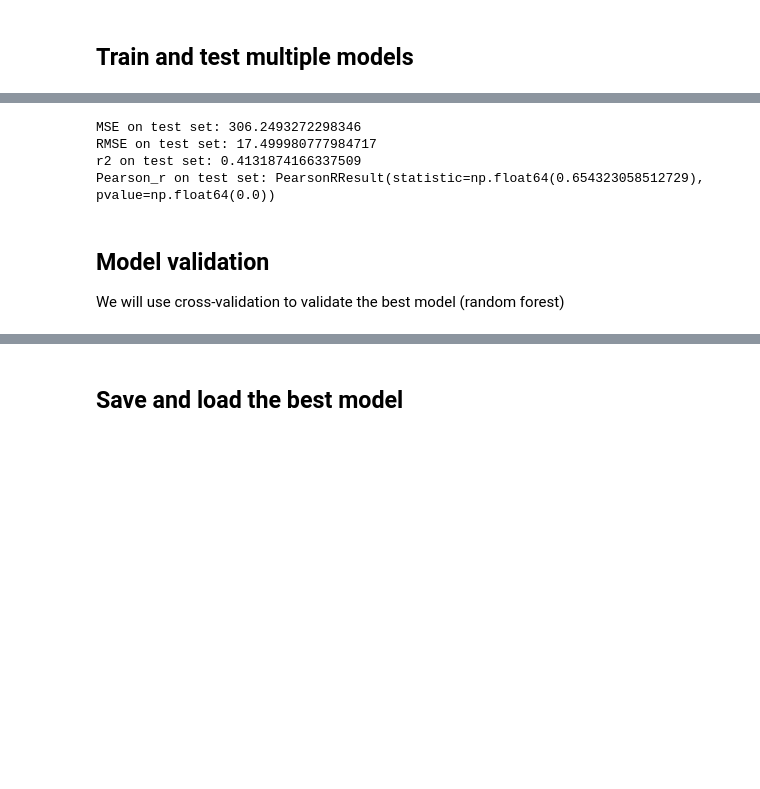
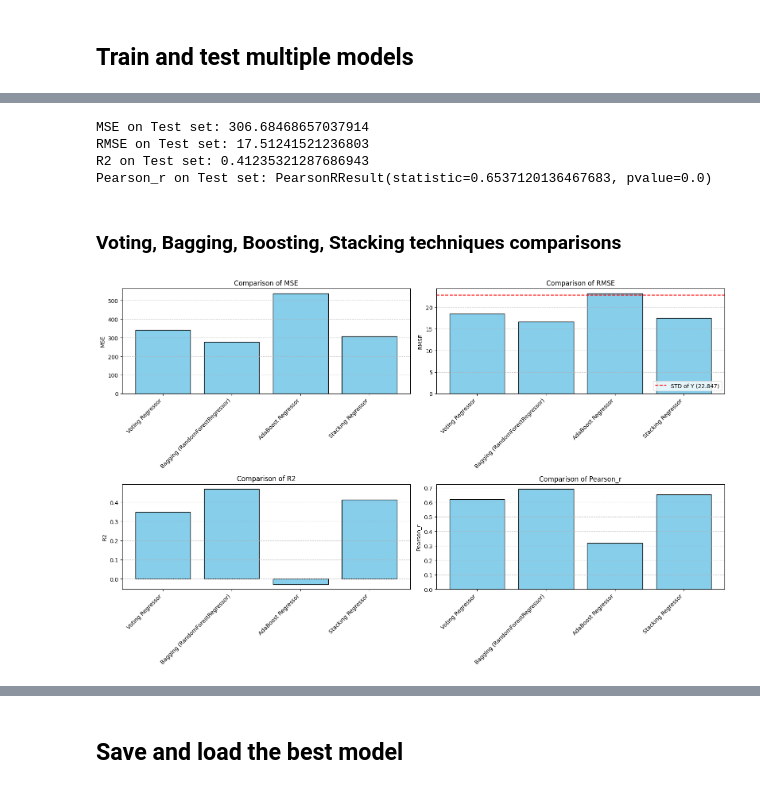
Before and after one commit to ianalvess/si-ml-data-analysis, a Jupyter notebook: section3.ipynb, the cells around one changed output, grey strips where cells are left out. Cells and saved outputs as stored; diff of their text form; code cells hidden in the pictures; blank space fills up the shorter version.

Commit message:
[UPDATE] improved markdowns + renamed from "section3_final1" to "section3" + [REMOVED] outdated section 3 files

```diff
--- a/section3.ipynb
+++ b/section3.ipynb
@@ -208,18 +446,70 @@ Pearson_r on test set: PearsonRResult(statistic=np.float64(0.31934915005627534),
 # %%
-# stacking
-stacking = StackingRegressor(estimators=estimators, final_estimator=Ridge(random_state=42, max_iter=1000))
+# Stacking Regressor using the models selected in the 'estimators' list (created in the Ensemble section) with Ridge as the final estimator
+stacking = StackingRegressor(estimators=estimators,
+                             final_estimator=Ridge(random_state=seed, max_iter=1000))
+
+# Fit model to training data
 stacking.fit(X_train, y_train)
+
+# Test our model on the test data
 y_pred = stacking.predict(X_test)
-print('MSE on test set:', mean_squared_error(y_test, y_pred))
-print('RMSE on test set:', root_mean_squared_error(y_test, y_pred))
-print("r2 on test set:", r2_score(y_test, y_pred))
-print('Pearson_r on test set:', pearsonr(y_test, y_pred))
+
+# Store results in a dictionary for stacking
+stacking_dict = {
+    "Model": "Stacking Regressor",
+    "MSE": mean_squared_error(y_test, y_pred),
+    "RMSE": root_mean_squared_error(y_test, y_pred),
+    "R2": r2_score(y_test, y_pred),
+    "Pearson_r": pearsonr(y_test, y_pred)[0]
+}
+
+print('MSE on Test set:', mean_squared_error(y_test, y_pred))
+print('RMSE on Test set:', root_mean_squared_error(y_test, y_pred))
+print('R2 on Test set:', r2_score(y_test, y_pred))
+print('Pearson_r on Test set:', pearsonr(y_test, y_pred))
 # %% [output]
-MSE on test set: 306.2493272298346
-RMSE on test set: 17.499980777984717
-r2 on test set: 0.4131874166337509
-Pearson_r on test set: PearsonRResult(statistic=np.float64(0.654323058512729), pvalue=np.float64(0.0))
+MSE on Test set: 306.68468657037914
+RMSE on Test set: 17.51241521236803
+R2 on Test set: 0.41235321287686943
+Pearson_r on Test set: PearsonRResult(statistic=0.6537120136467683, pvalue=0.0)
-# %% [markdown]
-## Model validation
-
-We will use cross-validation to validate the best model (random forest)
+# %% [markdown]
+### Voting, Bagging, Boosting, Stacking techniques comparisons
+# %%
+# Combine all results into a list
+all_results = [ensemble_dict, bagging_dict, boosting_dict, stacking_dict]
+
+# Extract data for plotting
+models = [result["Model"] for result in all_results]
+mse = [result["MSE"] for result in all_results]
+rmse = [result["RMSE"] for result in all_results]
+r2 = [result["R2"] for result in all_results]
+
+# Handle Pearson_r extraction dynamically
+pearson_r = [
+    result["Pearson_r"][0] if isinstance(result["Pearson_r"], tuple) else result["Pearson_r"]
+    for result in all_results
+]
+
+# Create bar plots
+metrics = {"MSE": mse, "RMSE": rmse, "R2": r2, "Pearson_r": pearson_r}
+
+plt.figure(figsize=(16, 10))
+for i, (metric_name, values) in enumerate(metrics.items(), 1):
+    plt.subplot(2, 2, i)
+    plt.bar(models, values, color="skyblue", edgecolor="black")
+
+    # Add the threshold line for RMSE ('std_y', which was calculated earlier)
+    if metric_name == "RMSE":
+        plt.axhline(y=std_y, color="red", linestyle="--", label=f"STD of Y ({std_y:.3f})")
+        plt.legend(loc="lower right")
+
+    # Add plot details
+    plt.title(f"Comparison of {metric_name}")
+    plt.ylabel(metric_name)
+    plt.xticks(rotation=45, ha="right")
+    plt.grid(axis="y", linestyle="--", alpha=0.7)
+
+plt.tight_layout()
+plt.show()
+# %% [output]
+[figure, added]
```
Also changed, not shown: parts of 32 cells of this notebook, 4 other files.
